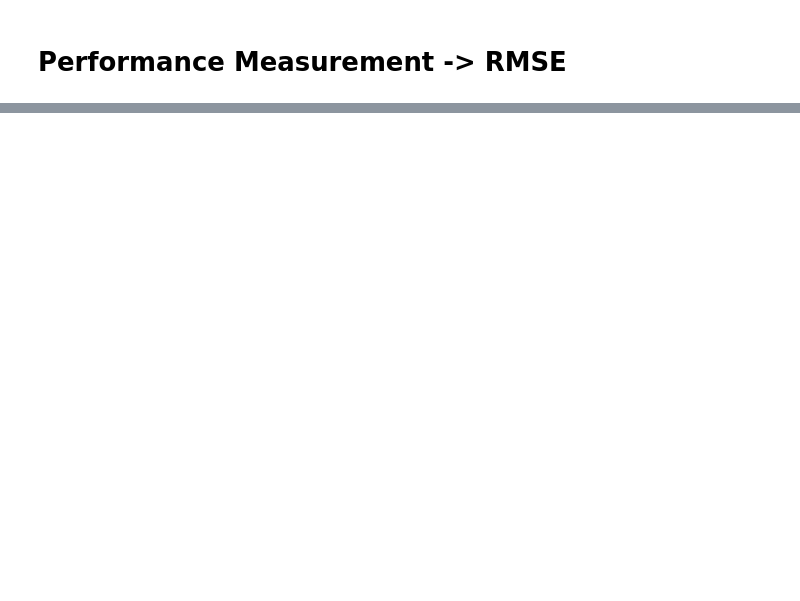
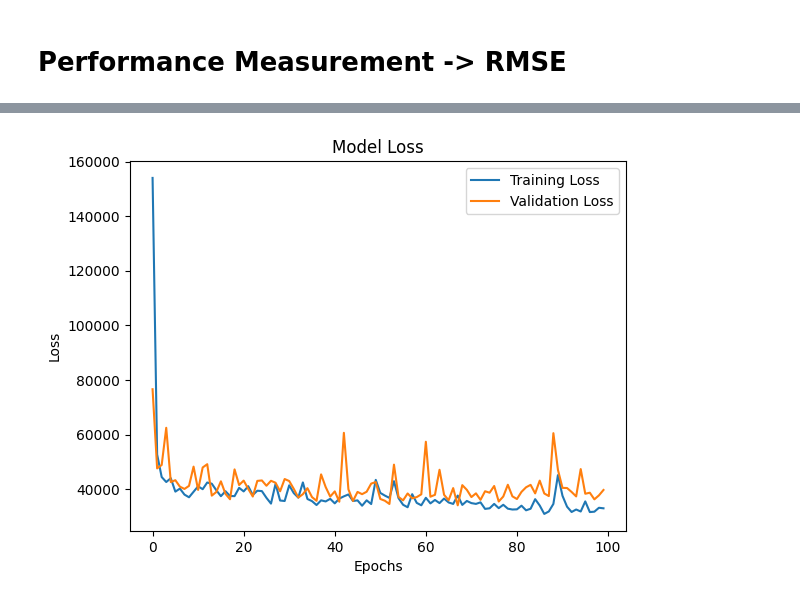
Before and after one commit to sleepsonrockss/Deep-Learning, a Jupyter notebook: NeuralNetwork.ipynb, the cells around one changed output, grey strips where cells are left out. Saved outputs shown, nothing was run; the diff lists cells and outputs as text; code cells hidden in the pictures; blank space fills up the shorter version.

```diff
--- a/NeuralNetwork.ipynb
+++ b/NeuralNetwork.ipynb
@@ -261,0 +355,3 @@ model.evaluate(X,y)
+# %%
+model2.compile(optimizer= Adam(learning_rate = 0.1), loss = MeanAbsoluteError, metrics = [RootMeanSquaredError()])
+History2 = model2.fit(X_train,y_train, validation_data=(X_val, y_val), epochs = 100, verbose = 1)
@@ -261,0 +376,10 @@ model.evaluate(X,y)
+# %%
+plt.plot(History2.history['loss'], label='Training Loss')
+plt.plot(History2.history['val_loss'], label='Validation Loss')
+plt.title('Model Loss')
+plt.ylabel('Loss')
+plt.xlabel('Epochs')
+plt.legend(['Training Loss', 'Validation Loss']) # Needs to be in a list
+plt.show()
+# %% [output]
+[figure, added]
```
Also changed, not shown: parts of 32 cells of this notebook, 1 other file.
